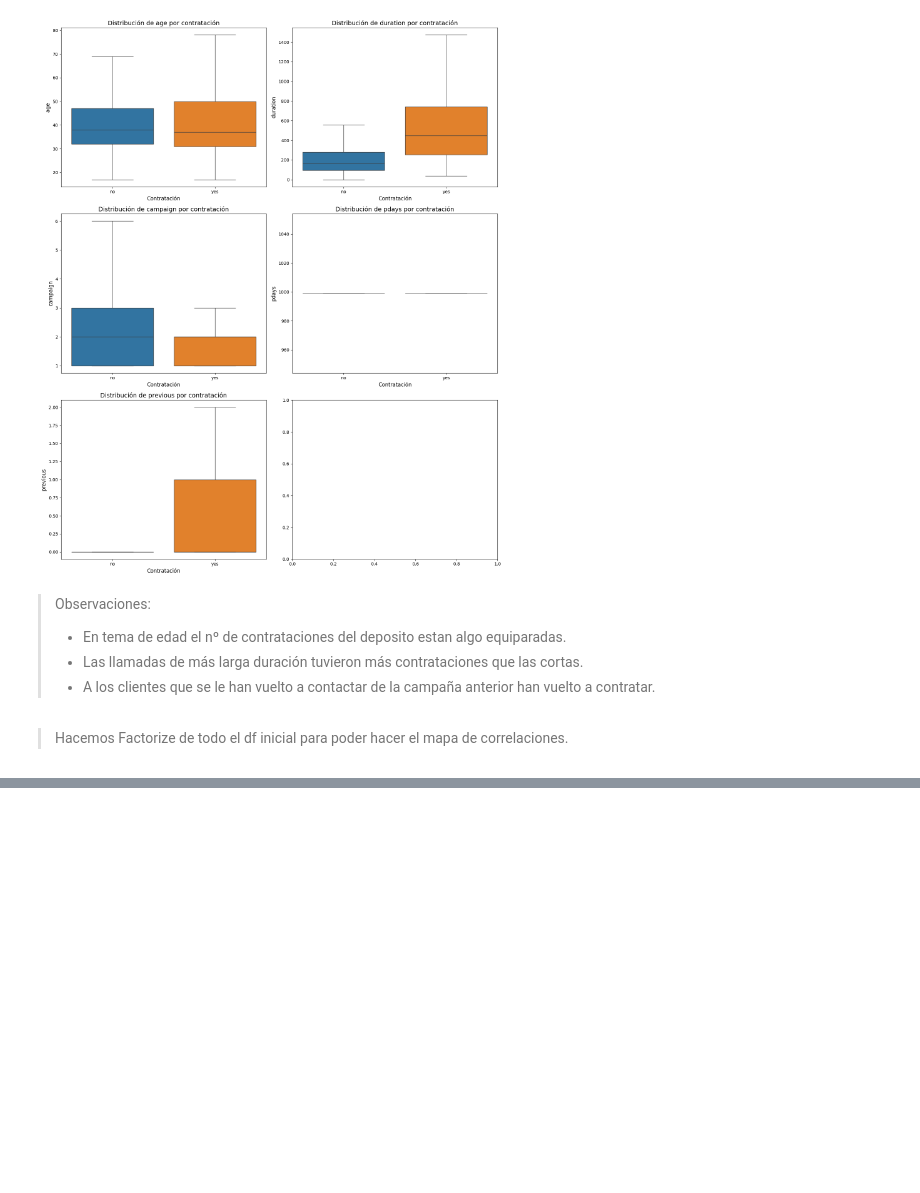
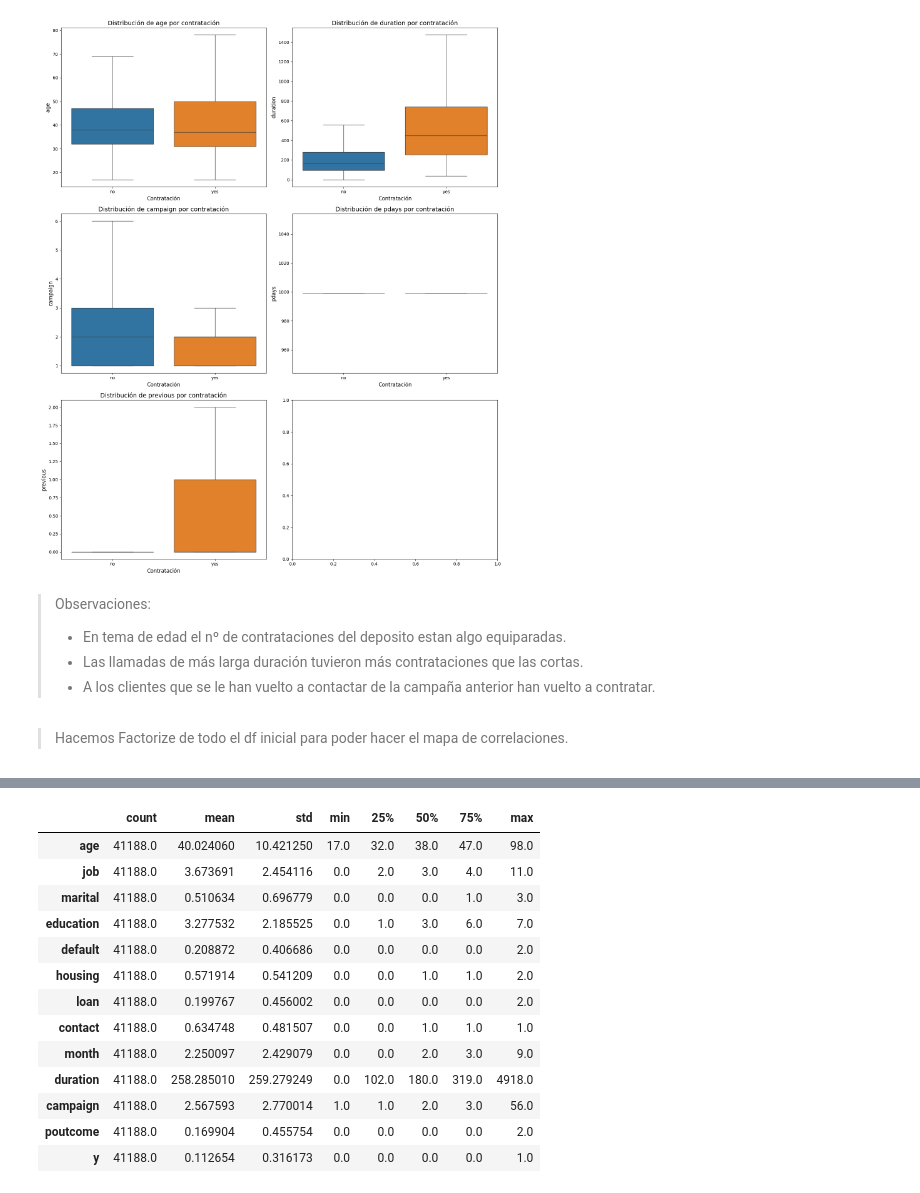
Before and after one commit to 4GeeksAcademy/sarayruiz---Machine-Learning, a Jupyter notebook: src/01-logistic-regression.ipynb, the cells around one changed output, grey strips where cells are left out. Drawn from its saved outputs; the diff is of its cells as text; code cells hidden in the pictures; blank space fills up the shorter version.

```diff
--- a/src/01-logistic-regression.ipynb
+++ b/src/01-logistic-regression.ipynb
@@ -262,0 +266,17 @@ hacer factorize en todas las columnas para crear el grafico de correlacion, que
+# %%
+df_facto.describe().T
+# %% [output]
+|  | count | mean | std | min | 25% | 50% | 75% | max |
+| age | 41188.0 | 40.024060 | 10.421250 | 17.0 | 32.0 | 38.0 | 47.0 | 98.0 |
+| job | 41188.0 | 3.673691 | 2.454116 | 0.0 | 2.0 | 3.0 | 4.0 | 11.0 |
+| marital | 41188.0 | 0.510634 | 0.696779 | 0.0 | 0.0 | 0.0 | 1.0 | 3.0 |
+| education | 41188.0 | 3.277532 | 2.185525 | 0.0 | 1.0 | 3.0 | 6.0 | 7.0 |
+| default | 41188.0 | 0.208872 | 0.406686 | 0.0 | 0.0 | 0.0 | 0.0 | 2.0 |
+| housing | 41188.0 | 0.571914 | 0.541209 | 0.0 | 0.0 | 1.0 | 1.0 | 2.0 |
+| loan | 41188.0 | 0.199767 | 0.456002 | 0.0 | 0.0 | 0.0 | 0.0 | 2.0 |
+| contact | 41188.0 | 0.634748 | 0.481507 | 0.0 | 0.0 | 1.0 | 1.0 | 1.0 |
+| month | 41188.0 | 2.250097 | 2.429079 | 0.0 | 0.0 | 2.0 | 3.0 | 9.0 |
+| duration | 41188.0 | 258.285010 | 259.279249 | 0.0 | 102.0 | 180.0 | 319.0 | 4918.0 |
+| campaign | 41188.0 | 2.567593 | 2.770014 | 1.0 | 1.0 | 2.0 | 3.0 | 56.0 |
+| poutcome | 41188.0 | 0.169904 | 0.455754 | 0.0 | 0.0 | 0.0 | 0.0 | 2.0 |
+| y | 41188.0 | 0.112654 | 0.316173 | 0.0 | 0.0 | 0.0 | 0.0 | 1.0 |
```
Also changed, not shown: parts of 24 cells of this notebook, 2 other files.
